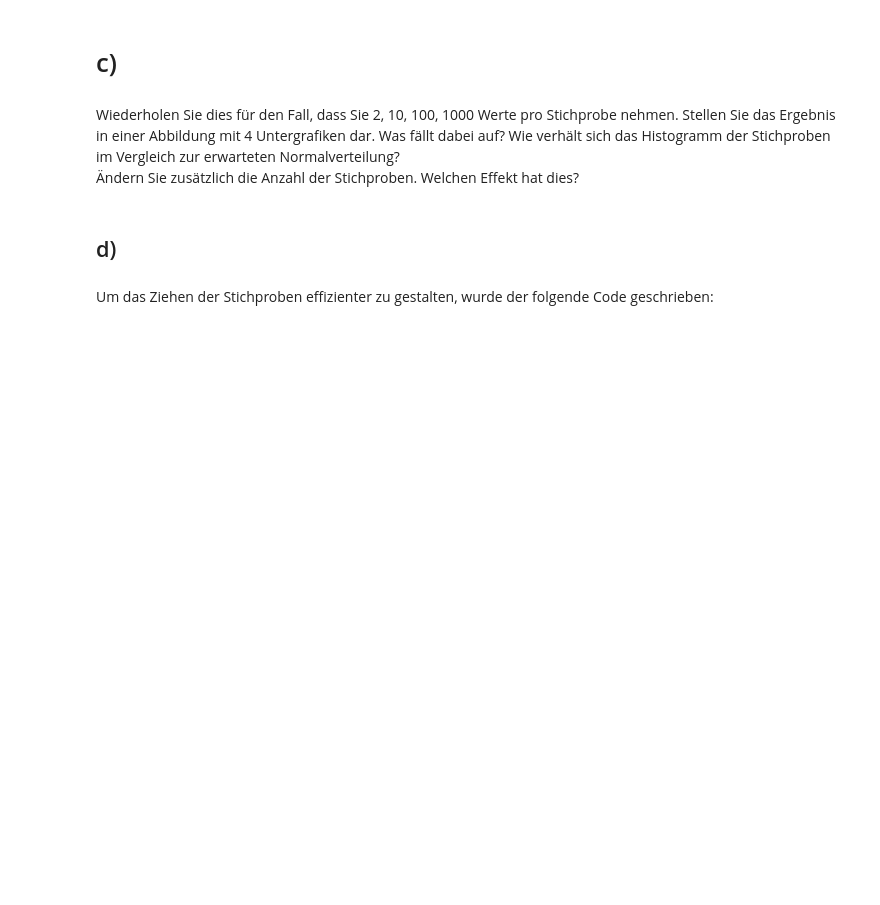
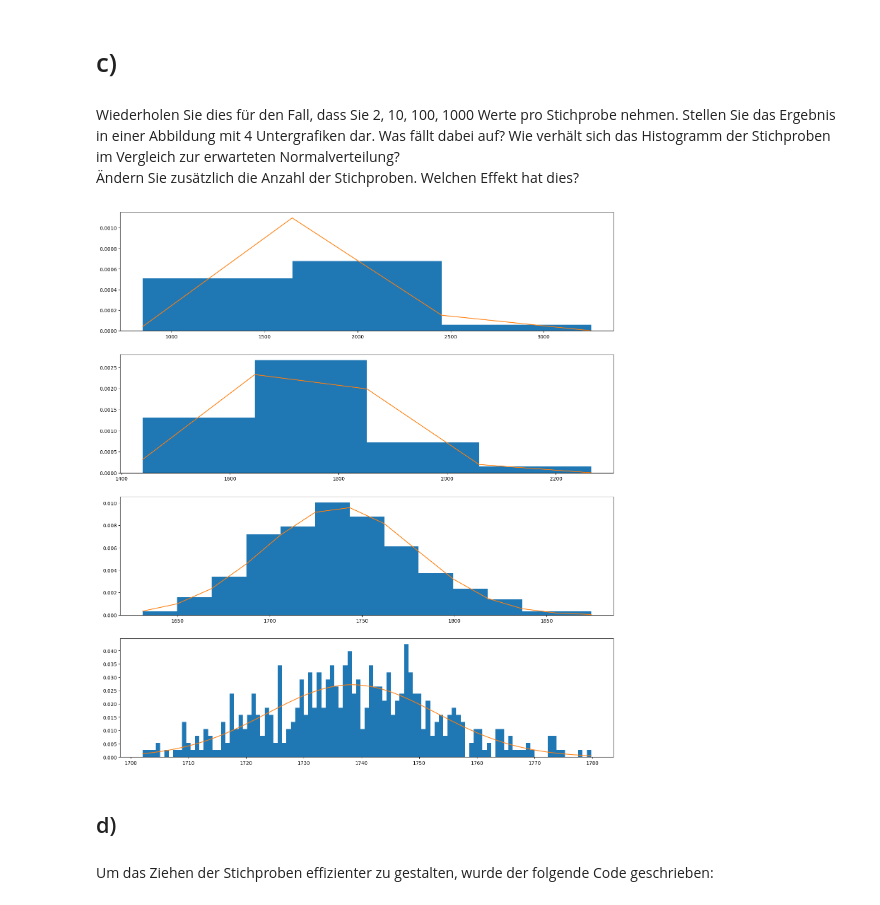
Before and after one commit to fflopsi/datenanalyse, a Jupyter notebook: exercises/09/Aufgabenblatt_9.ipynb, the cells around one changed output. Drawn from its saved outputs; the diff is of its cells as text; code cells hidden in the pictures; blank space fills up the shorter version.

```diff
--- a/exercises/09/Aufgabenblatt_9.ipynb
+++ b/exercises/09/Aufgabenblatt_9.ipynb
@@ -90,7 +131,18 @@ Wiederholen Sie dies für den Fall, dass Sie 2, 10, 100, 1000 Werte pro Stichpro
 # %%
 n_samples_list = np.array([2, 10, 100, 1000])
 number_of_samples = 500
-# YOUR CODE HERE
+means2 = np.zeros((len(n_samples_list), number_of_samples))
+
+for i, n in enumerate(n_samples_list):
+    for j in range(number_of_samples):
+        means2[i, j] = np.mean(np.random.choice(data1, n))
+# %%
+_, axs = plt.subplots(4, figsize=(18,20))
+for i, ax in enumerate(axs):
+    _, bins, _ = ax.hist(means2[i], n_samples_list[i]//10+3, density=True)
+    ax.plot(bins, 1/(np.std(means2[i]) * np.sqrt(2*np.pi)) * np.exp(-((bins - np.mean(means2[i]))**2)/(2*np.var(means2[i]))))
+# %% [output]
+[figure, added]
 # %% [markdown]
 ## d)
 # %% [markdown]
```
Also changed, not shown: parts of 8 cells of this notebook.
